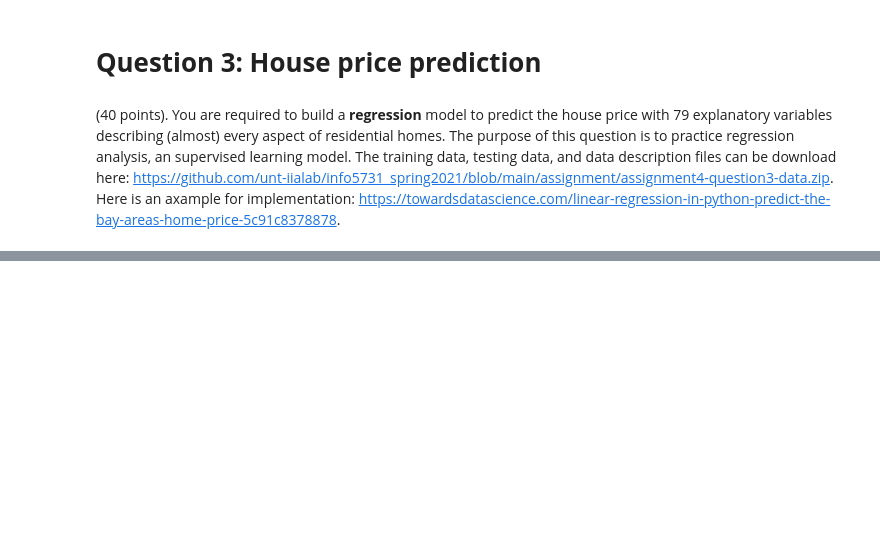
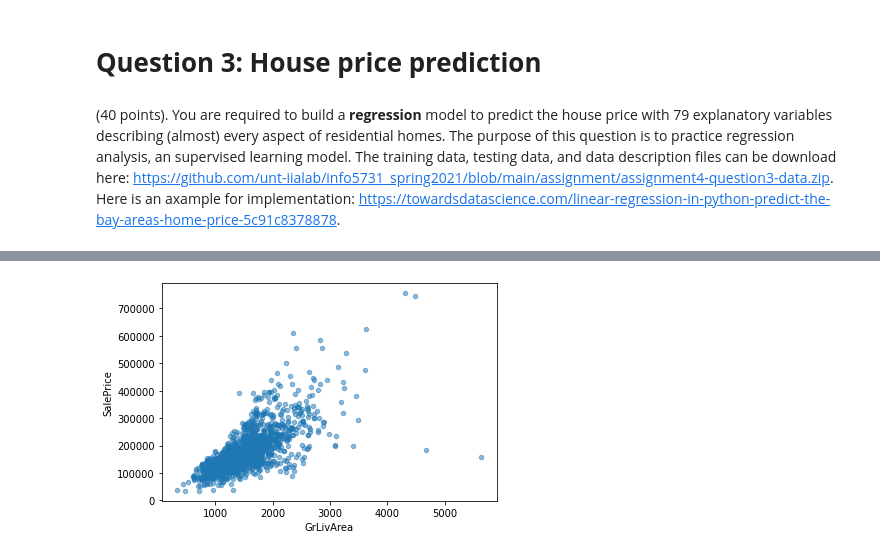
Before and after one commit to betty6you/Jing_INFO5731_Spring2020, a Jupyter notebook: INFO5731_Assignment_Four.ipynb, the cells around one changed output, grey strips where cells are left out. Cells and saved outputs as stored; diff of their text form; code cells hidden in the pictures; blank space fills up the shorter version.

```diff
--- a/INFO5731_Assignment_Four.ipynb
+++ b/INFO5731_Assignment_Four.ipynb
@@ -255,0 +285,5 @@ weighted avg       0.68      0.68      0.65        22
+# %%
+train_data.plot(kind="scatter",  y="SalePrice", x="GrLivArea", alpha=0.5)
+plt.savefig('map1.png')
+# %% [output]
+[figure, added]
```
Also changed, not shown: parts of 11 cells of this notebook.
